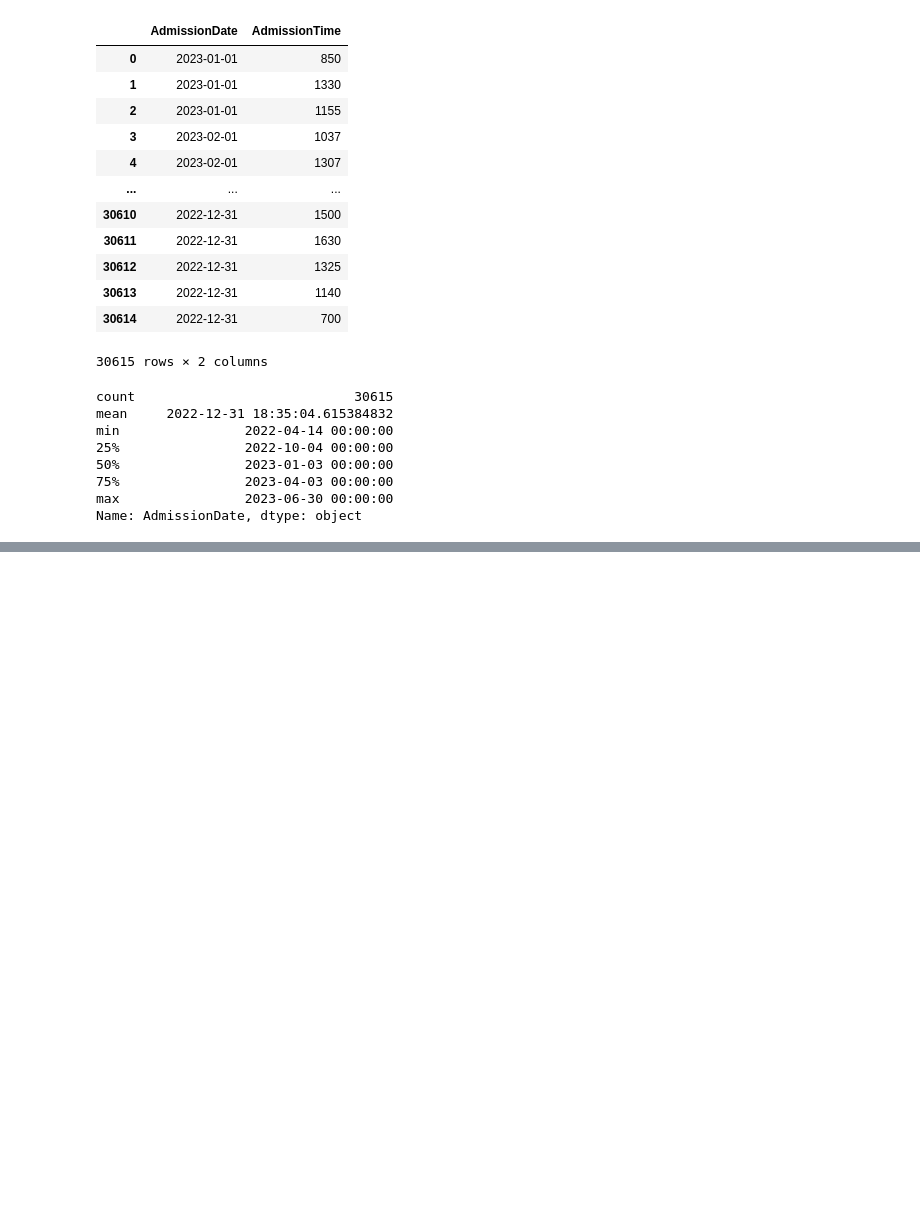
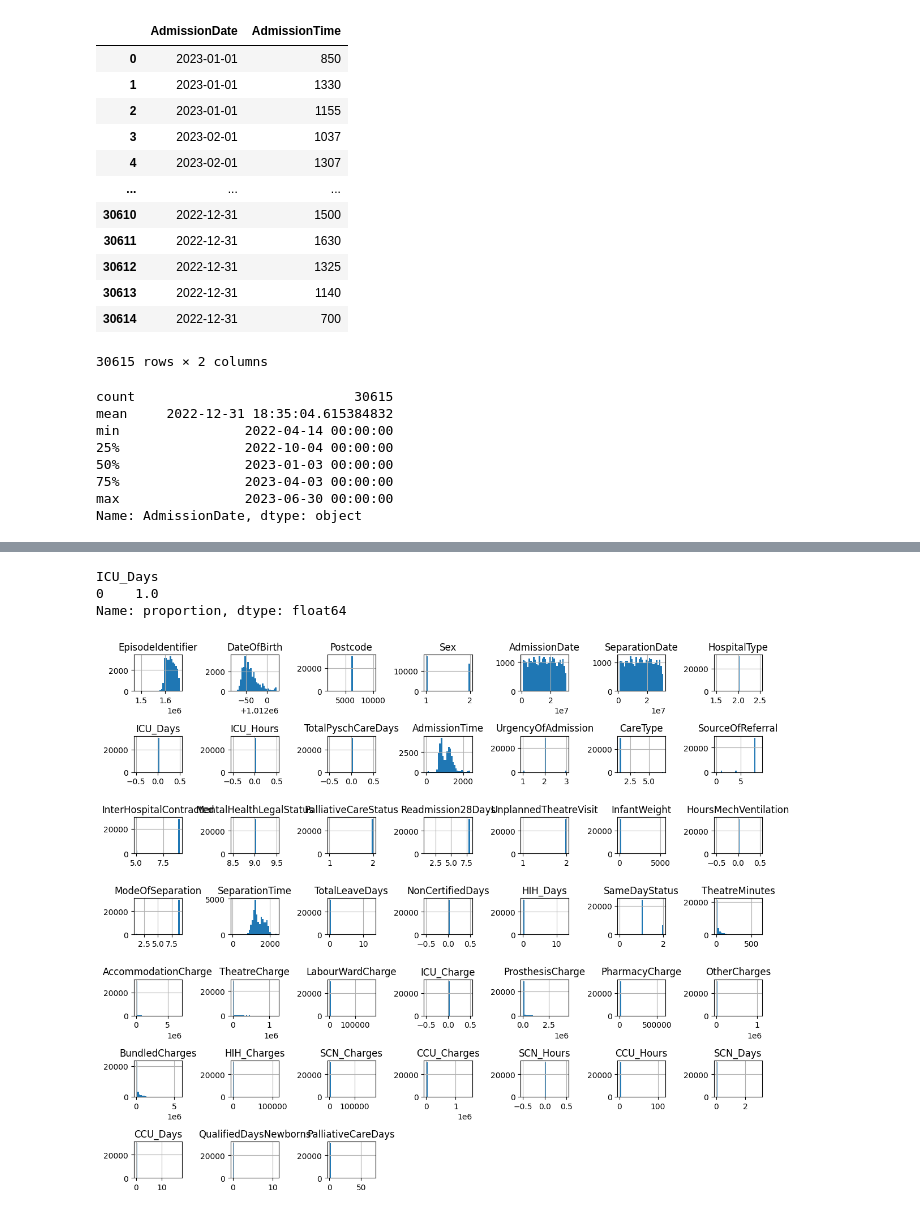
Before and after one commit to michaelchau0424/SJGHS-Data-Analysis-Project, a Jupyter notebook: code/00_DataExploration.ipynb, the cells around one changed output, grey strips where cells are left out. Drawn from its saved outputs; the diff is of its cells as text; code cells hidden in the pictures; blank space fills up the shorter version.

Commit message:
data cleaning and more exploration

```diff
--- a/code/00_DataExploration.ipynb
+++ b/code/00_DataExploration.ipynb
@@ -134,0 +161,25 @@ df.loc[df['PrincipalDiagnosis'] == '2Z491 ', :].sample(5)
+# %%
+df['ICU_Days'].value_counts(normalize=True).head(10)
+# %% [output]
+ICU_Days
+0    1.0
+Name: proportion, dtype: float64
+# %%
+numeric_cols = df.select_dtypes(include=np.number).columns
+df[numeric_cols].hist(figsize=(12, 10), bins=30)
+plt.tight_layout()
+plt.show()
+# from the data, we can see that the most interesting numerical variables are:
+# - EpisodeIdentifier
+# - DateOfBirth
+# - Sex
+# - AdmissionDate
+# - SeparationDate
+# - AdmissionTime
+# - SeparationTime
+# - TheatreMinutes
+# - BundledCharges
+# - TheatreCharges
+# - AccommodationCharge
+# %% [output]
+[figure, added]
```
Also changed, not shown: parts of 15 cells of this notebook, 3 other files.
